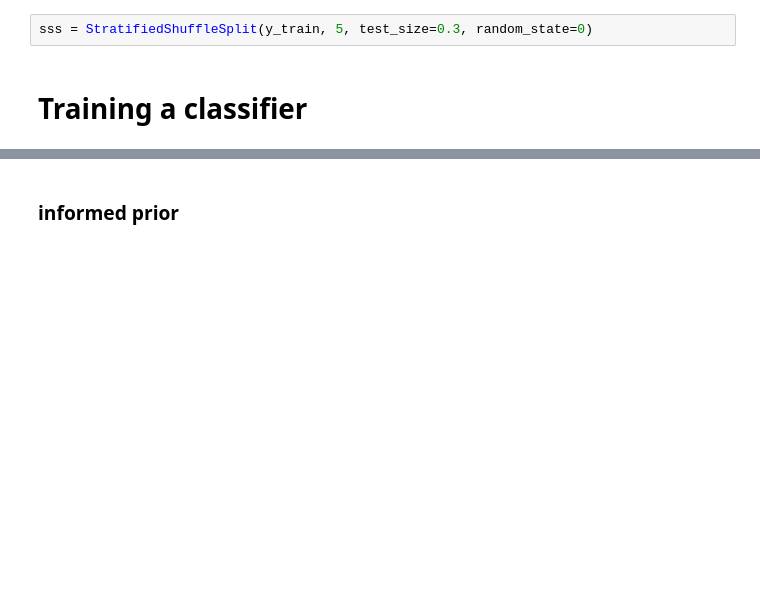
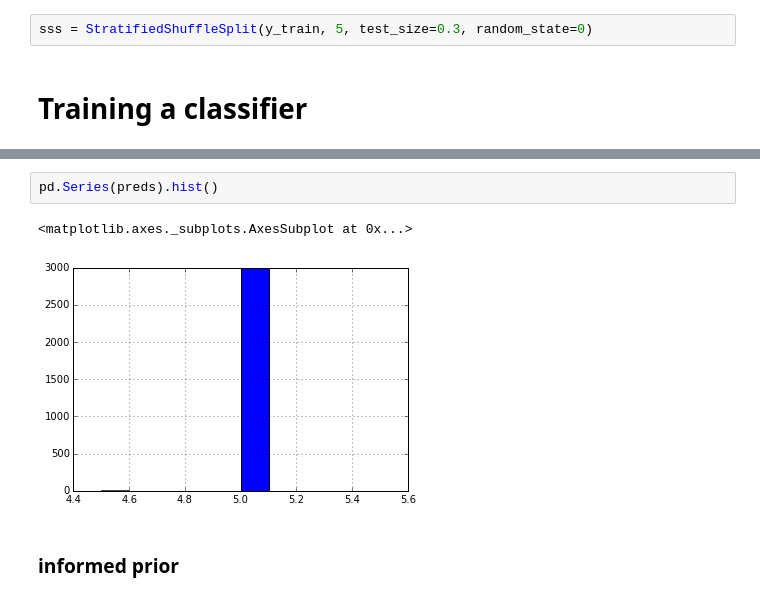
Before and after one commit to jstnstwrt/yelp-data-challenge, a Jupyter notebook: preprocessing.ipynb, the cells around one changed output, grey strips where cells are left out. Saved outputs shown, nothing was run; the diff lists cells and outputs as text; blank space fills up the shorter version.

```diff
--- a/preprocessing.ipynb
+++ b/preprocessing.ipynb
@@ -136,3 +249,8 @@ sss = StratifiedShuffleSplit(y_train, 5, test_size=0.3, random_state=0)
+# %%
+pd.Series(preds).hist()
+# %% [output]
+<matplotlib.axes._subplots.AxesSubplot at 0x...>
+[figure, added]
 # %% [markdown]
 ### informed prior
 # %%
```
Also changed, not shown: parts of 39 cells of this notebook.
